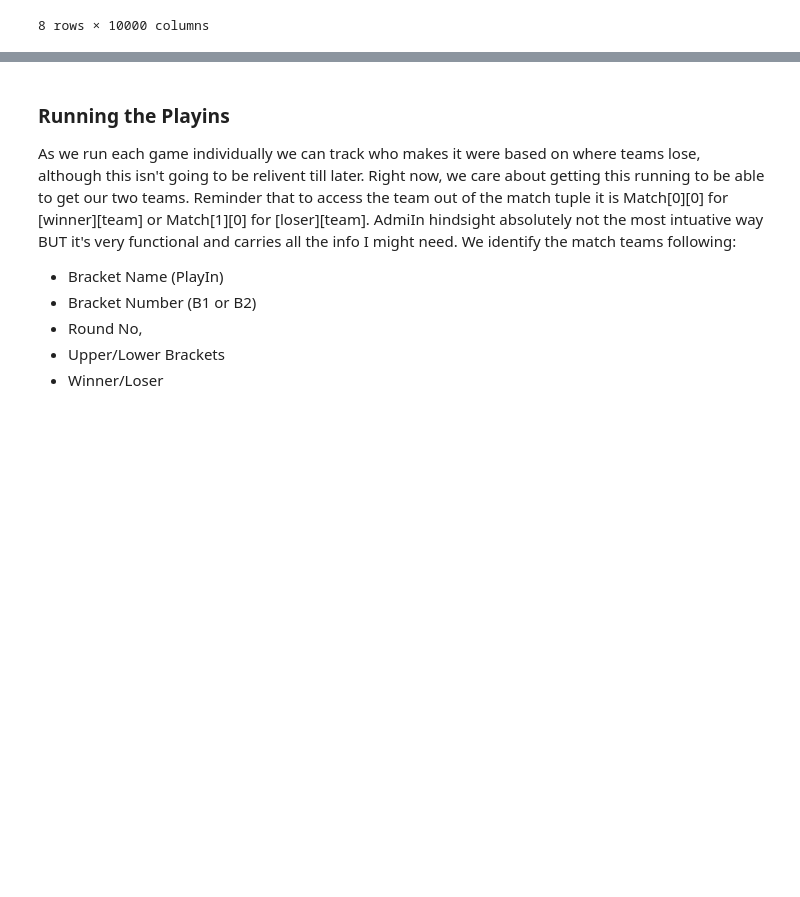
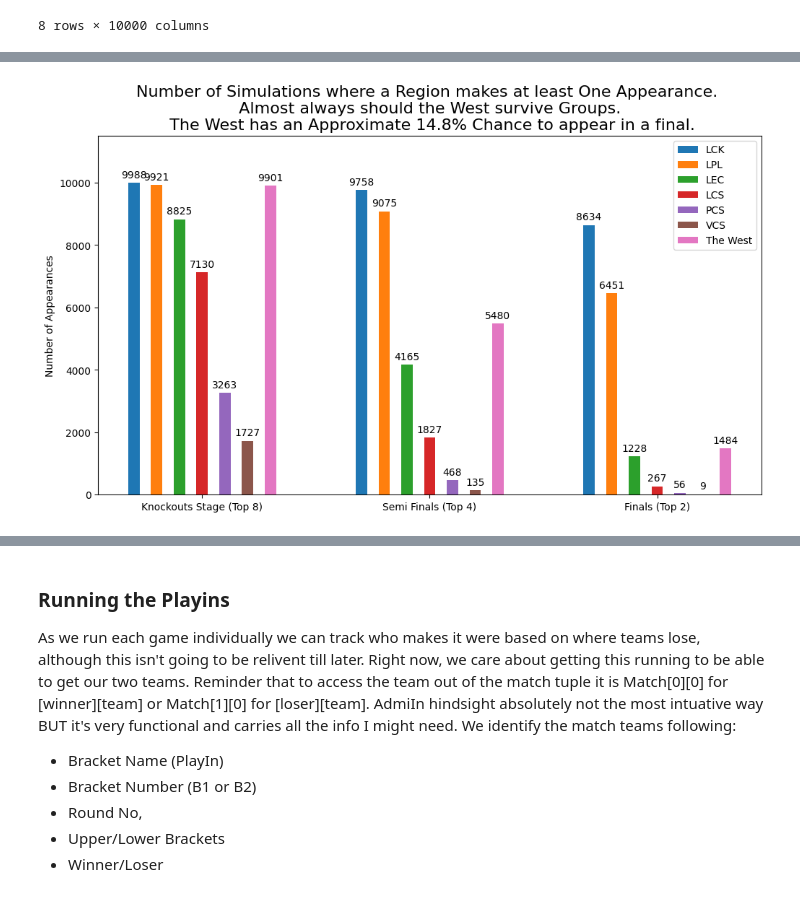
Before and after one commit to JordanJHood/StochasticSim-LeagueOfLegends-Worlds2023-WhatImpactWillSwissHave, a Jupyter notebook: Worlds s13.ipynb, the cells around one changed output, grey strips where cells are left out. Cells and saved outputs as stored; diff of their text form; code cells hidden in the pictures; blank space fills up the shorter version.

```diff
--- a/Worlds s13.ipynb
+++ b/Worlds s13.ipynb
@@ -885,0 +956,30 @@ plt.show()
+# %%
+# Grouped Bar Chart of the number of times a region appears atleast once
+old_position_names_list = ("Knockouts Stage (Top 8)", "Semi Finals (Top 4)", "Finals (Top 2)")
+old_successful_appearences_key_is_team = {}
+for i in range(len(old_list_of_all_global_regions)):
+    old_successful_appearences_key_is_team[old_list_of_all_global_regions[i]] = (old_knockout_success[i], old_semis_success[i], old_finals_success[i])
+old_successful_appearences_key_is_team['The West'] = (old_knockout_success[-1], old_semis_success[-1], old_finals_success[-1])
+
+label_location = np.arange(len(old_position_names_list))*20-5  # the label locations
+width = 1  # the width of the bars
+multiplier = 0
+
+fig, ax = plt.subplots(layout='constrained', figsize=(10, 6))
+
+for attribute, measurement in old_successful_appearences_key_is_team.items():
+    offset = width * multiplier
+    rects = ax.bar(label_location + offset, measurement, width, label=attribute)
+    ax.bar_label(rects, padding=3)
+    multiplier += 2
+
+# Add some text for labels, title and custom x-axis tick labels, etc.
+ax.set_ylabel('Number of Appearances')
+ax.set_title('Number of Simulations where a Region makes at least One Appearance. \n Almost always should the West survive Groups. \n The West has an Approximate 14.8% Chance to appear in a final.', size=16)
+ax.set_xticks(label_location+6, old_position_names_list)
+ax.legend(loc='upper right')
+ax.set_ylim(0,11500)
+
+plt.show()
+# %% [output]
+[figure, added]
```
Also changed, not shown: parts of 19 cells of this notebook.
